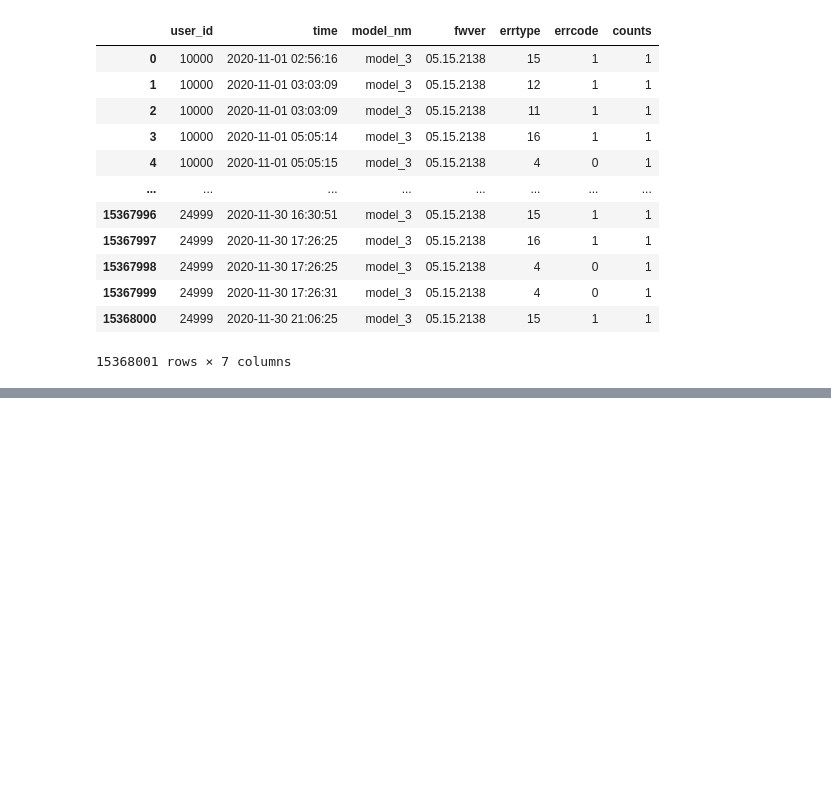
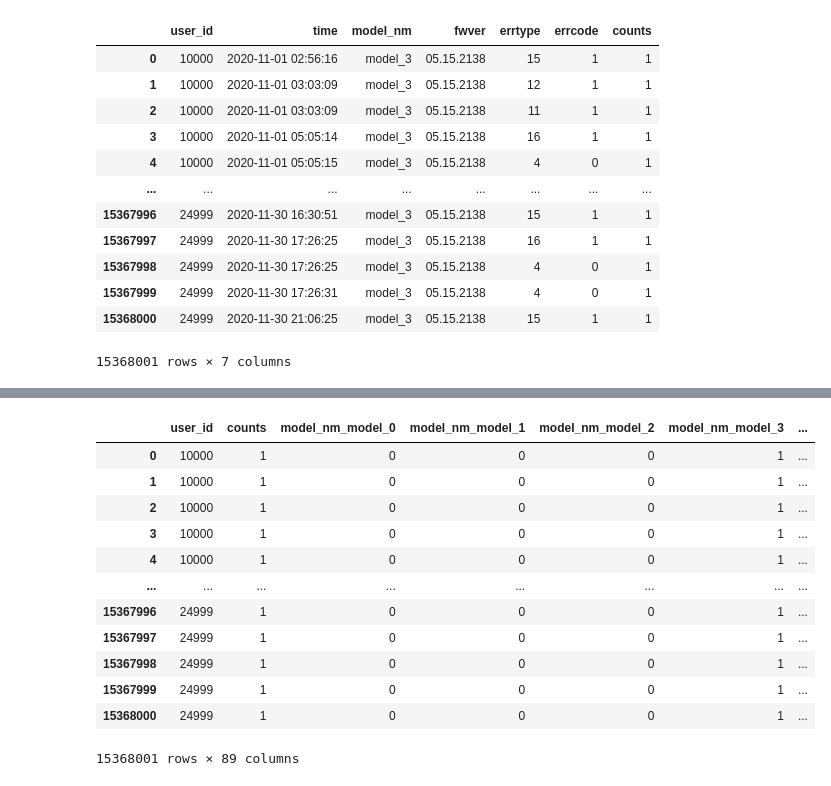
Before and after one commit to LEEHM97/machine-learning-exercises, a Jupyter notebook: 10.DAYCON대회_사용자불편예지/train_test_set/train_set_case3.ipynb, the cells around one changed output, grey strips where cells are left out. Drawn from its saved outputs; the diff is of its cells as text; code cells hidden in the pictures; blank space fills up the shorter version.

```diff
--- a/10.DAYCON대회_사용자불편예지/train_test_set/train_set_case3.ipynb
+++ b/10.DAYCON대회_사용자불편예지/train_test_set/train_set_case3.ipynb
@@ -56,0 +135,19 @@ df1
+# %%
+# 1. one-hot-encoding
+df1.drop(columns=['time', 'errcode'], inplace=True)
+df1 = pd.get_dummies(df1, columns=['model_nm', 'fwver', 'errtype'])
+df1
+# %% [output]
+|  | user_id | counts | model_nm_model_0 | model_nm_model_1 | model_nm_model_2 | model_nm_model_3 | ... |
+| 0 | 10000 | 1 | 0 | 0 | 0 | 1 | ... |
+| 1 | 10000 | 1 | 0 | 0 | 0 | 1 | ... |
+| 2 | 10000 | 1 | 0 | 0 | 0 | 1 | ... |
+| 3 | 10000 | 1 | 0 | 0 | 0 | 1 | ... |
+| 4 | 10000 | 1 | 0 | 0 | 0 | 1 | ... |
+| ... | ... | ... | ... | ... | ... | ... | ... |
+| 15367996 | 24999 | 1 | 0 | 0 | 0 | 1 | ... |
+| 15367997 | 24999 | 1 | 0 | 0 | 0 | 1 | ... |
+| 15367998 | 24999 | 1 | 0 | 0 | 0 | 1 | ... |
+| 15367999 | 24999 | 1 | 0 | 0 | 0 | 1 | ... |
+| 15368000 | 24999 | 1 | 0 | 0 | 0 | 1 | ... |
+15368001 rows × 89 columns
```
Also changed, not shown: parts of 11 cells of this notebook.
